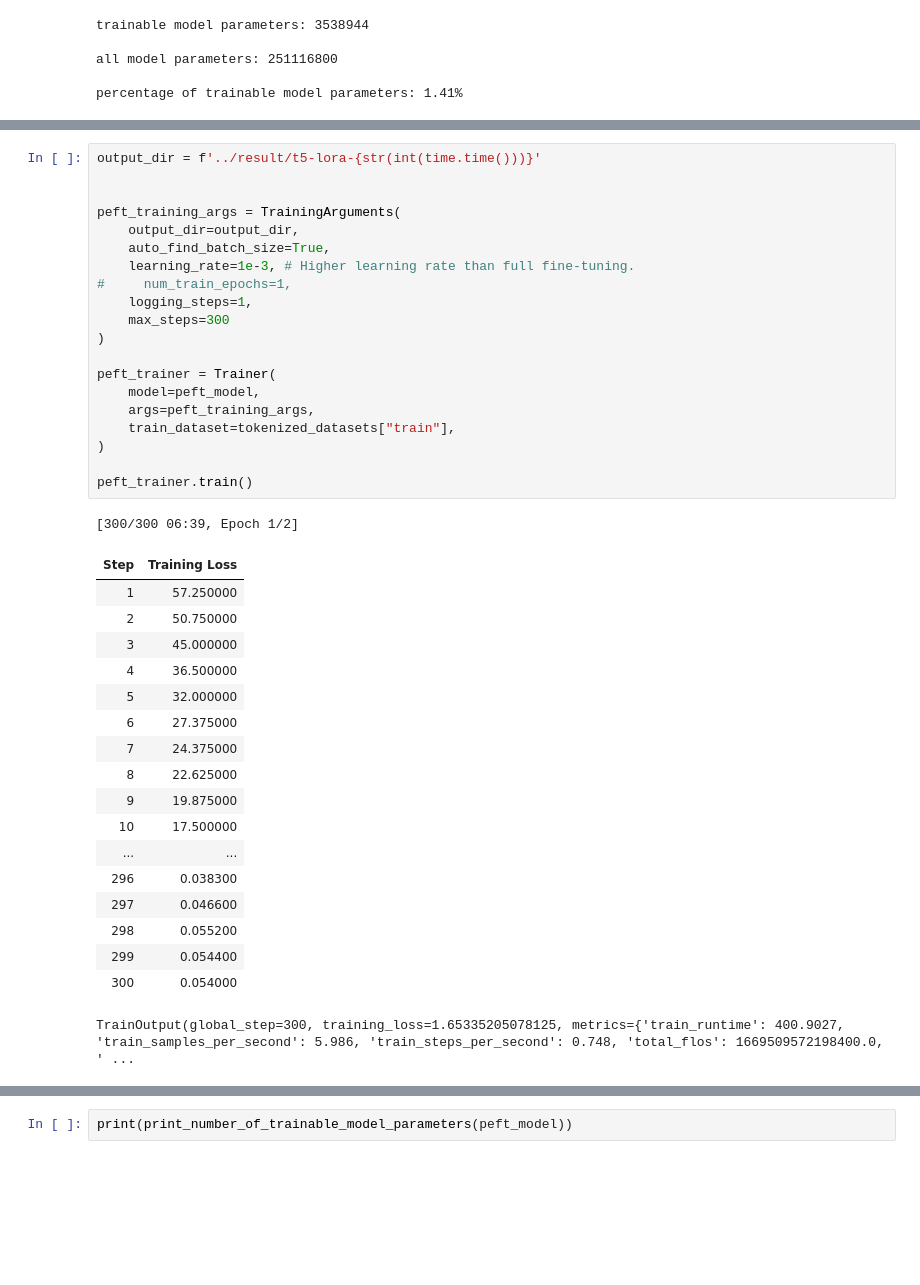
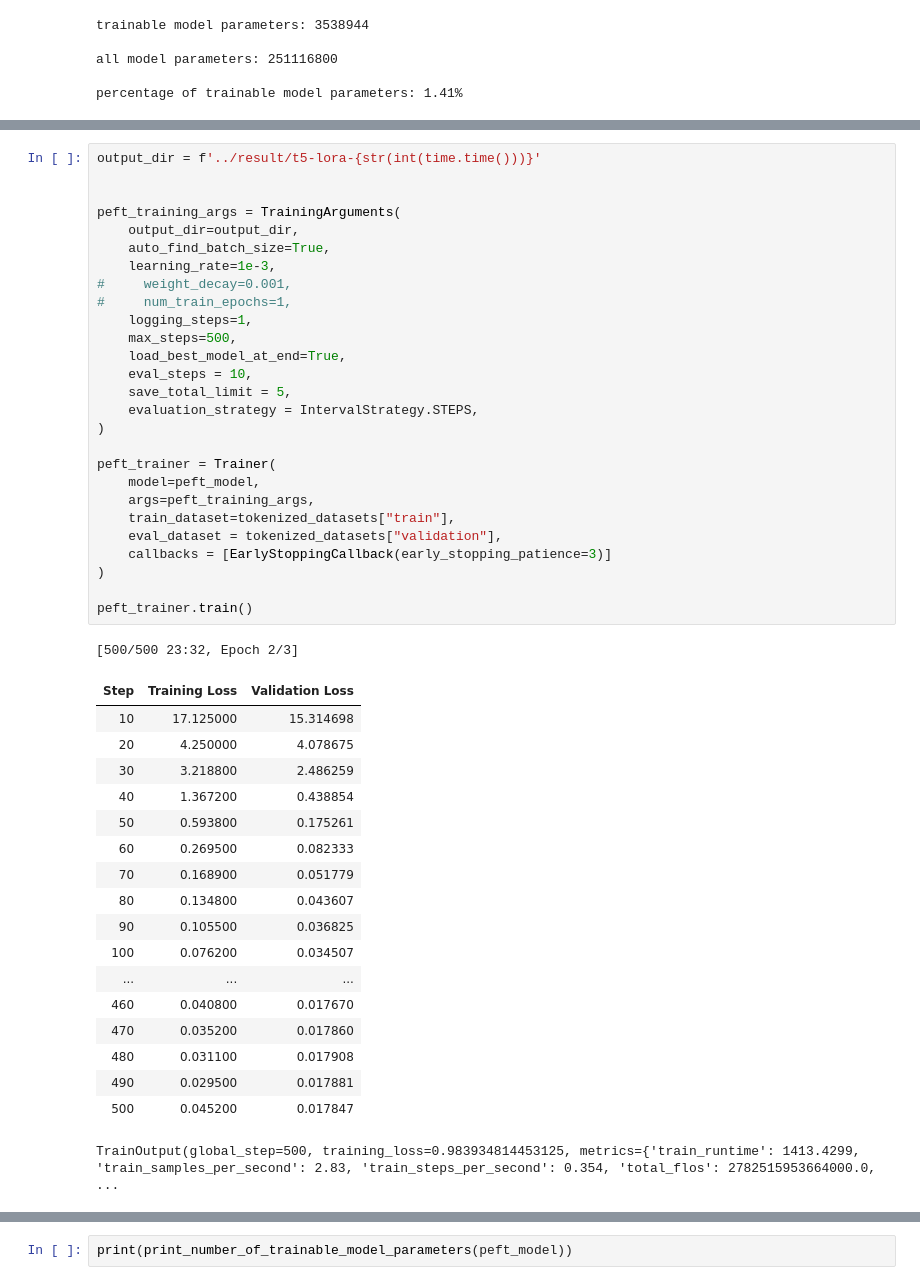
Before and after one commit to srsani/hvdu, a Jupyter notebook: src/notebooks/9_0_seq2seq_t5.ipynb, the cells around one changed output, grey strips where cells are left out. Drawn from its saved outputs; the diff is of its cells as text; blank space fills up the shorter version.

Commit message:
t5 best model so far 1695734927

```diff
--- a/src/notebooks/9_0_seq2seq_t5.ipynb
+++ b/src/notebooks/9_0_seq2seq_t5.ipynb
@@ -356,43 +386,50 @@ percentage of trainable model parameters: 1.41%
 # %%
 output_dir = f'../result/t5-lora-{str(int(time.time()))}'
 
 
 peft_training_args = TrainingArguments(
     output_dir=output_dir,
     auto_find_batch_size=True,
-    learning_rate=1e-3, # Higher learning rate than full fine-tuning.
+    learning_rate=1e-3,
+#     weight_decay=0.001,
 #     num_train_epochs=1,
     logging_steps=1,
-    max_steps=300
+    max_steps=500,
+    load_best_model_at_end=True,
+    eval_steps = 10,
+    save_total_limit = 5,
+    evaluation_strategy = IntervalStrategy.STEPS,
 )
 
 peft_trainer = Trainer(
     model=peft_model,
     args=peft_training_args,
     train_dataset=tokenized_datasets["train"],
+    eval_dataset = tokenized_datasets["validation"],
+    callbacks = [EarlyStoppingCallback(early_stopping_patience=3)]
 )
 
 peft_trainer.train()
 # %% [output]
-[300/300 06:39, Epoch 1/2]
+[500/500 23:32, Epoch 2/3]
-| Step | Training Loss |
-| 1 | 57.250000 |
-| 2 | 50.750000 |
-| 3 | 45.000000 |
-| 4 | 36.500000 |
-| 5 | 32.000000 |
-| 6 | 27.375000 |
-| 7 | 24.375000 |
-| 8 | 22.625000 |
-| 9 | 19.875000 |
-| 10 | 17.500000 |
-| ... | ... |
-| 296 | 0.038300 |
-| 297 | 0.046600 |
-| 298 | 0.055200 |
-| 299 | 0.054400 |
-| 300 | 0.054000 |
+| Step | Training Loss | Validation Loss |
+| 10 | 17.125000 | 15.314698 |
+| 20 | 4.250000 | 4.078675 |
+| 30 | 3.218800 | 2.486259 |
+| 40 | 1.367200 | 0.438854 |
+| 50 | 0.593800 | 0.175261 |
+| 60 | 0.269500 | 0.082333 |
+| 70 | 0.168900 | 0.051779 |
+| 80 | 0.134800 | 0.043607 |
+| 90 | 0.105500 | 0.036825 |
+| 100 | 0.076200 | 0.034507 |
+| ... | ... | ... |
+| 460 | 0.040800 | 0.017670 |
+| 470 | 0.035200 | 0.017860 |
+| 480 | 0.031100 | 0.017908 |
+| 490 | 0.029500 | 0.017881 |
+| 500 | 0.045200 | 0.017847 |
-TrainOutput(global_step=300, training_loss=1.65335205078125, metrics={'train_runtime': 400.9027, 'train_samples_per_second': 5.986, 'train_steps_per_second': 0.748, 'total_flos': 1669509572198400.0, ' ...
+TrainOutput(global_step=500, training_loss=0.983934814453125, metrics={'train_runtime': 1413.4299, 'train_samples_per_second': 2.83, 'train_steps_per_second': 0.354, 'total_flos': 2782515953664000.0,  ...
 # %%
 peft_model_path=f'../result/t5-peft-{str(int(time.time()))}'
 
```
Also changed, not shown: parts of 16 cells of this notebook.
